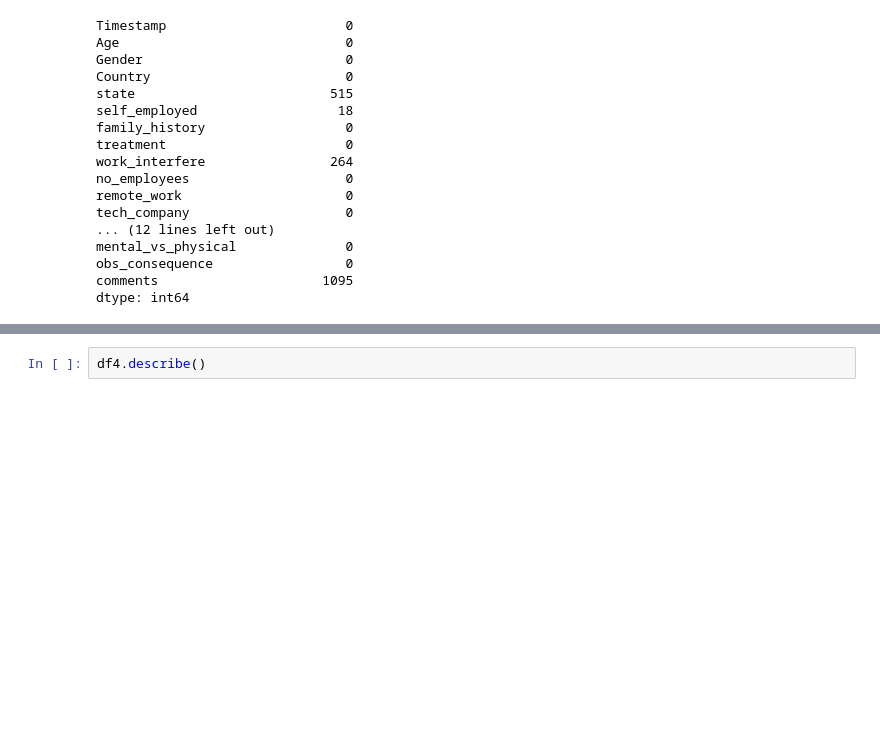
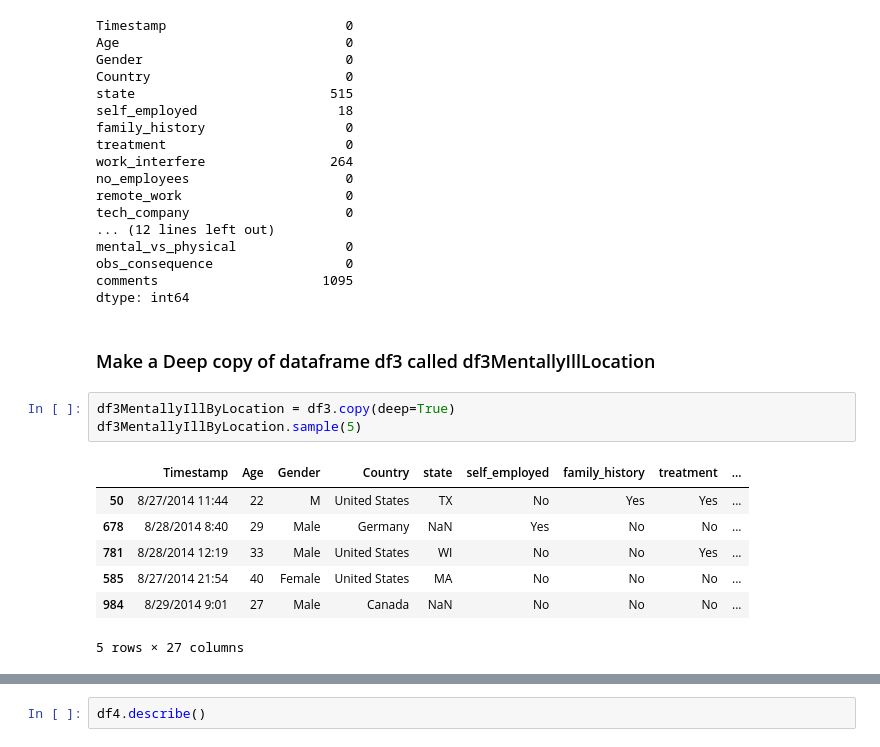
Before and after one commit to IT4063C-Fall22/final-project-AirPro, a Jupyter notebook: source.ipynb, the cells around one changed output, grey strips where cells are left out. Drawn from its saved outputs; the diff is of its cells as text; blank space fills up the shorter version.

```diff
--- a/source.ipynb
+++ b/source.ipynb
@@ -238,3 +252,16 @@ mental_vs_physical              0
 obs_consequence                 0
 comments                     1095
 dtype: int64
+# %% [markdown]
+### Make a Deep copy of dataframe df3 called df3MentallyIllLocation
+# %%
+df3MentallyIllByLocation = df3.copy(deep=True)
+df3MentallyIllByLocation.sample(5)
+# %% [output]
+|  | Timestamp | Age | Gender | Country | state | self_employed | family_history | treatment | ... |
+| 50 | 8/27/2014 11:44 | 22 | M | United States | TX | No | Yes | Yes | ... |
+| 678 | 8/28/2014 8:40 | 29 | Male | Germany | NaN | Yes | No | No | ... |
+| 781 | 8/28/2014 12:19 | 33 | Male | United States | WI | No | No | Yes | ... |
+| 585 | 8/27/2014 21:54 | 40 | Female | United States | MA | No | No | No | ... |
+| 984 | 8/29/2014 9:01 | 27 | Male | Canada | NaN | No | No | No | ... |
+5 rows × 27 columns
```
Also changed, not shown: parts of 14 cells of this notebook.
